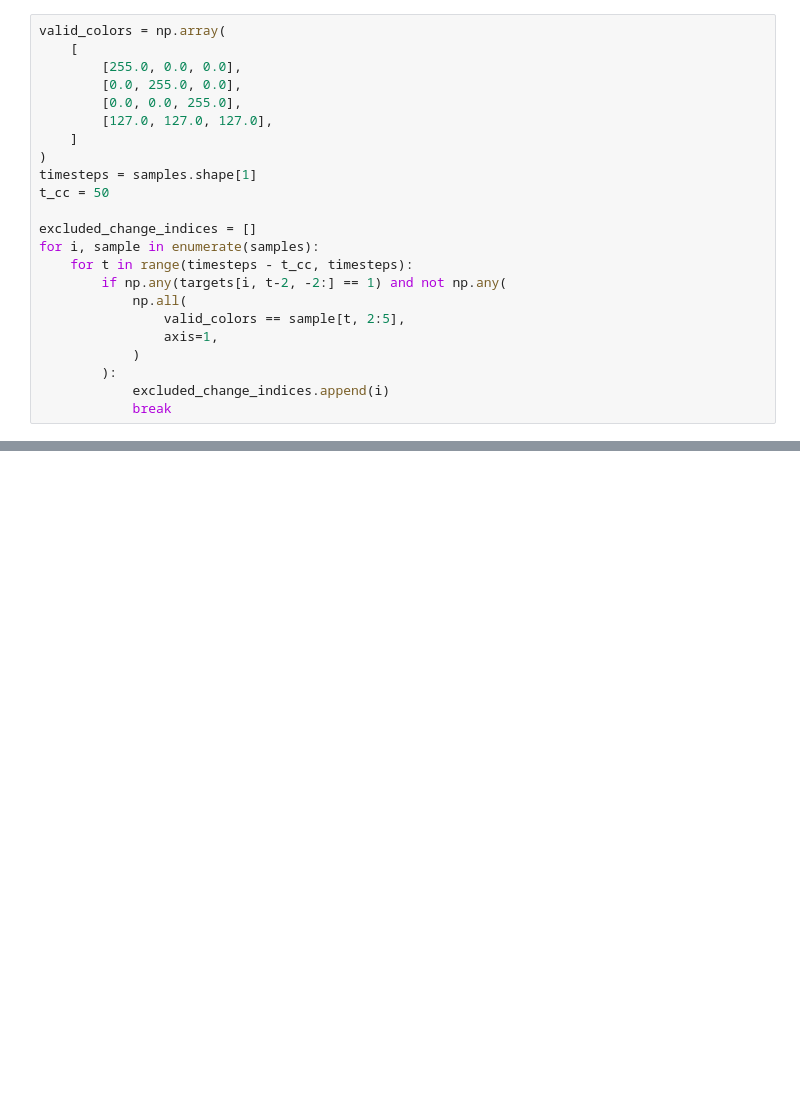
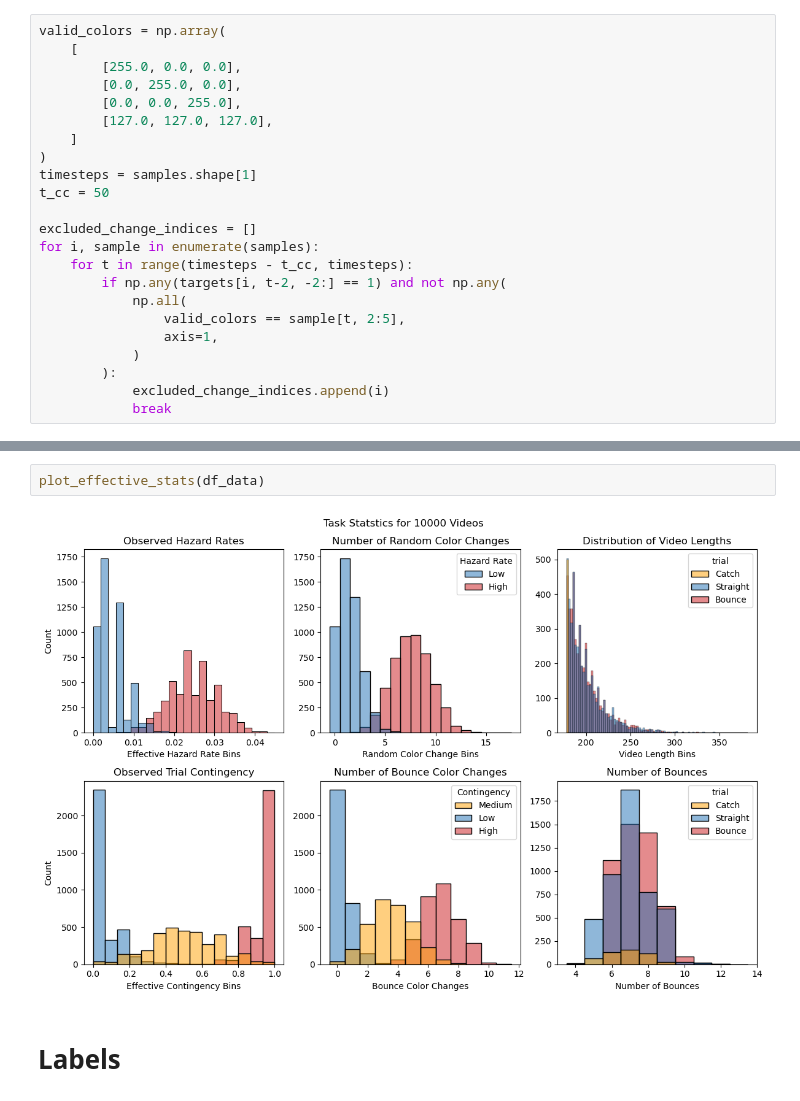
Before and after one commit to APRashedAhmed/Bouncing-Ball-Task, a Jupyter notebook: notebooks/1.0-Overall-Task-Statistics.ipynb, the cells around one changed output, grey strips where cells are left out. Saved outputs shown, nothing was run; the diff lists cells and outputs as text; blank space fills up the shorter version.

```diff
--- a/notebooks/1.0-Overall-Task-Statistics.ipynb
+++ b/notebooks/1.0-Overall-Task-Statistics.ipynb
@@ -362,0 +434,6 @@ plt.show()
+# %%
+plot_effective_stats(df_data)
+# %% [output]
+[figure, added]
+# %% [markdown]
+# Labels
```
Also changed, not shown: parts of 16 cells of this notebook, 1 other file.
